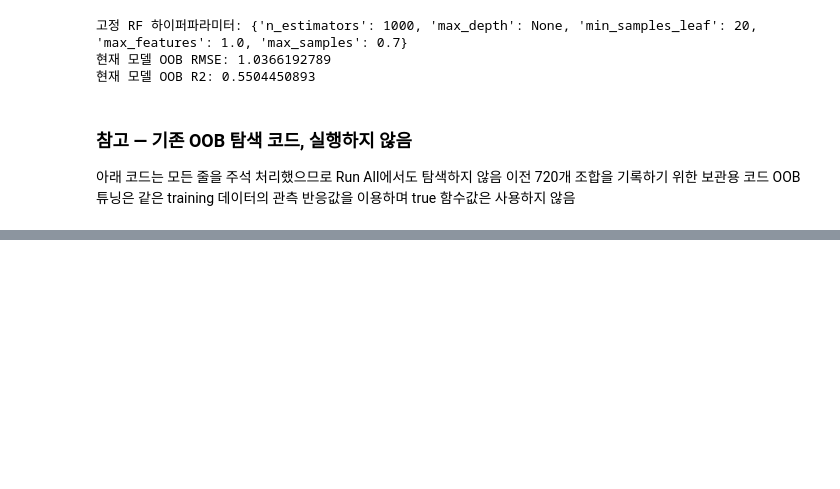
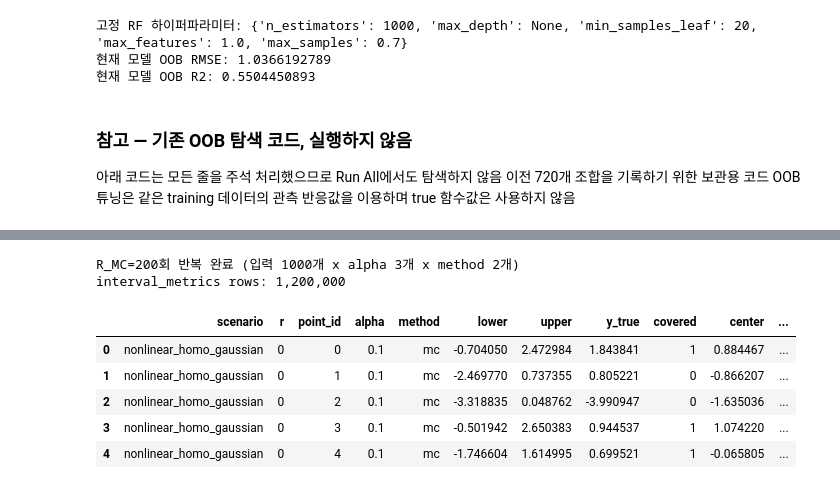
Before and after one commit to cms6090/simulation, a Jupyter notebook: notebooks/simulation.ipynb, the cells around one changed output, grey strips where cells are left out. Cells and saved outputs as stored; diff of their text form; code cells hidden in the pictures; blank space fills up the shorter version.

```diff
--- a/notebooks/simulation.ipynb
+++ b/notebooks/simulation.ipynb
@@ -633,0 +904,65 @@ Training 반응값을 coverage 평가에 재사용하지 않고 true DGP의 독
+# %%
+rng_mc = np.random.default_rng(MC_ERROR_SEED)
+rng_eval = np.random.default_rng(EVAL_ERROR_SEED)
+
+# evaluation_inputs = training_inputs (확정값) — MC·true 평가 모두 training_x 위치에서 수행
+true_mean_eval = true_mean_train
+true_scale_eval = training_dgp.scale_fn(training_x)
+n_points = training_x.shape[0]
+
+interval_rows = []  # r마다 endpoint·true y·covered만 누적, y_star 원본은 버림
+
+for r in range(R_MC):
+    # MC: 매 r마다 M_MC개 새 표본 -> 구간 새로 계산 (재학습 없음, fitted_model 재사용)
+    mc_bounds_r = mc_quantile_bounds(train_pred, sigma_hat, M_MC, ALPHAS, rng_mc)
+
+    # true 평가 반응값 하나 — MC 표본과 독립적으로 매 r마다 새로 생성, MC·CP에 공통 적용
+    eps_test_r = training_dgp.error.sample(n_points, rng_eval)
+    y_test_r = true_mean_eval + true_scale_eval * eps_test_r
+
+    for alpha in ALPHAS:
+        mc_low, mc_high = mc_bounds_r[alpha]
+        mc_covered_r = (y_test_r >= mc_low) & (y_test_r <= mc_high)
+        interval_rows.append(pd.DataFrame({
+            "scenario": training_dgp.name,
+            "r": r,
+            "point_id": np.arange(n_points),
+            "alpha": alpha,
+            "method": "mc",
+            "lower": mc_low,
+            "upper": mc_high,
+            "y_true": y_test_r,
+            "covered": mc_covered_r.astype(int),
+        }))
+
+        # CP: 10.1절에서 이미 확정된 상수 구간을 그대로 사용, 재계산 없음
+        cp_covered_r = (y_test_r >= cp_lower[alpha]) & (y_test_r <= cp_upper[alpha])
+        interval_rows.append(pd.DataFrame({
+            "scenario": training_dgp.name,
+            "r": r,
+            "point_id": np.arange(n_points),
+            "alpha": alpha,
+            "method": "cp",
+            "lower": cp_lower[alpha],
+            "upper": cp_upper[alpha],
+            "y_true": y_test_r,
+            "covered": cp_covered_r.astype(int),
+        }))
+
+interval_metrics = pd.concat(interval_rows, ignore_index=True)
+interval_metrics["center"] = (interval_metrics["lower"] + interval_metrics["upper"]) / 2
+interval_metrics["half_width"] = (interval_metrics["upper"] - interval_metrics["lower"]) / 2
+interval_metrics["length"] = interval_metrics["upper"] - interval_metrics["lower"]
+
+print(f"R_MC={R_MC}회 반복 완료 (입력 {n_points}개 x alpha {len(ALPHAS)}개 x method 2개)")
+print(f"interval_metrics rows: {len(interval_metrics):,}")
+interval_metrics.head()
+# %% [output]
+R_MC=200회 반복 완료 (입력 1000개 x alpha 3개 x method 2개)
+interval_metrics rows: 1,200,000
+|  | scenario | r | point_id | alpha | method | lower | upper | y_true | covered | center | ... |
+| 0 | nonlinear_homo_gaussian | 0 | 0 | 0.1 | mc | -0.704050 | 2.472984 | 1.843841 | 1 | 0.884467 | ... |
+| 1 | nonlinear_homo_gaussian | 0 | 1 | 0.1 | mc | -2.469770 | 0.737355 | 0.805221 | 0 | -0.866207 | ... |
+| 2 | nonlinear_homo_gaussian | 0 | 2 | 0.1 | mc | -3.318835 | 0.048762 | -3.990947 | 0 | -1.635036 | ... |
+| 3 | nonlinear_homo_gaussian | 0 | 3 | 0.1 | mc | -0.501942 | 2.650383 | 0.944537 | 1 | 1.074220 | ... |
+| 4 | nonlinear_homo_gaussian | 0 | 4 | 0.1 | mc | -1.746604 | 1.614995 | 0.699521 | 1 | -0.065805 | ... |
```
Also changed, not shown: parts of 29 cells of this notebook, 2 other files.
